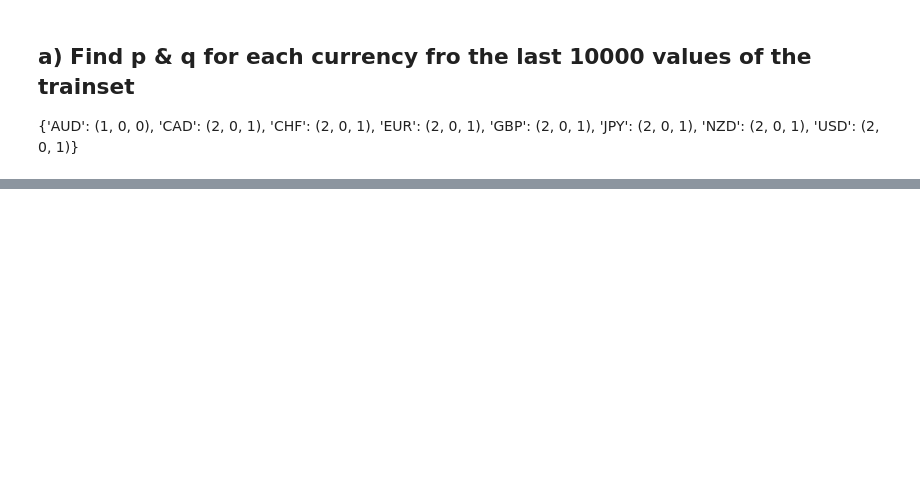
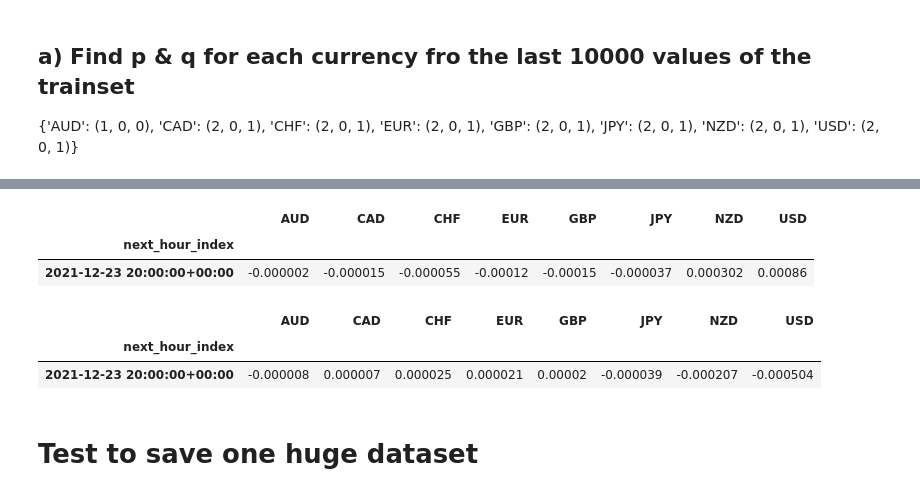
Before and after one commit to alexcolls/rex-ai, a Jupyter notebook: notebooks/paul/04-garch.ipynb, the cells around one changed output, grey strips where cells are left out. Drawn from its saved outputs; the diff is of its cells as text; code cells hidden in the pictures; blank space fills up the shorter version.

```diff
--- a/notebooks/paul/04-garch.ipynb
+++ b/notebooks/paul/04-garch.ipynb
@@ -18,13 +23,14 @@ wpath = os.path.join(DATA_PATH, 'merge')
 # %%
 # Curency indexes dataframe
 raw = pd.read_csv(os.path.join(wpath, os.path.basename(TERTIARY_PATH), 'logs_.csv'), parse_dates=['Unnamed: 0'], index_col='Unnamed: 0')
-raw.index = pd.to_datetime(raw.index)
+raw.index = pd.to_datetime(raw.index.values)
+print(raw.tail())
 
-today = datetime.now()
-hour = datetime( today.year, today.month, today.day, today.hour)
+# today = datetime.now()
+# hour = datetime( today.year, today.month, today.day, today.hour)
 # today = date.today()
-today
-max=datetime(2022, 8, 1)
-max = result = pd.Timestamp(max,tz='UTC')
+# today
+max = datetime(2022, 8, 1)
+max = pd.Timestamp(max,tz='UTC')
 max
 # %% [output]
@@ -97,0 +160,6 @@ print(params)
+# %%
+train_df = train[-50000:]
+print(train_df.shape)
+
+# train_df.index = pd.to_datetime(train_df.index)
+# train_df.head()
@@ -98 +367,23 @@ print(params)
+# %%
+### What's the actual value?
+vol_actual = pd.DataFrame(test.iloc[0] - train_df.iloc[-1]).T
+vol_actual['next_hour_index'] = test.index[0]
+vol_actual = vol_actual.set_index('next_hour_index')
+vol_actual
+# %% [output]
+|  | AUD | CAD | CHF | EUR | GBP | JPY | NZD | USD |
+| next_hour_index |  |  |  |  |  |  |  |  |
+| 2021-12-23 20:00:00+00:00 | -0.000002 | -0.000015 | -0.000055 | -0.00012 | -0.00015 | -0.000037 | 0.000302 | 0.00086 |
+# %%
+### what's the performacne of the prediction in relation to the actual values?
+# perfomance = vol_predicted - vol_actual
+perf = pd.DataFrame(vol_df-test.iloc[0]).reset_index(drop=True)   #, columns=vol_df.columns).set_index=test.iloc[0]
+perf['next_hour_index'] = test.index[0]
+perf.set_index('next_hour_index')
+# %% [output]
+|  | AUD | CAD | CHF | EUR | GBP | JPY | NZD | USD |
+| next_hour_index |  |  |  |  |  |  |  |  |
+| 2021-12-23 20:00:00+00:00 | -0.000008 | 0.000007 | 0.000025 | 0.000021 | 0.00002 | -0.000039 | -0.000207 | -0.000504 |
+# %% [markdown]
+# Test to save one huge dataset
 # %%
```
Also changed, not shown: parts of 33 cells of this notebook.
